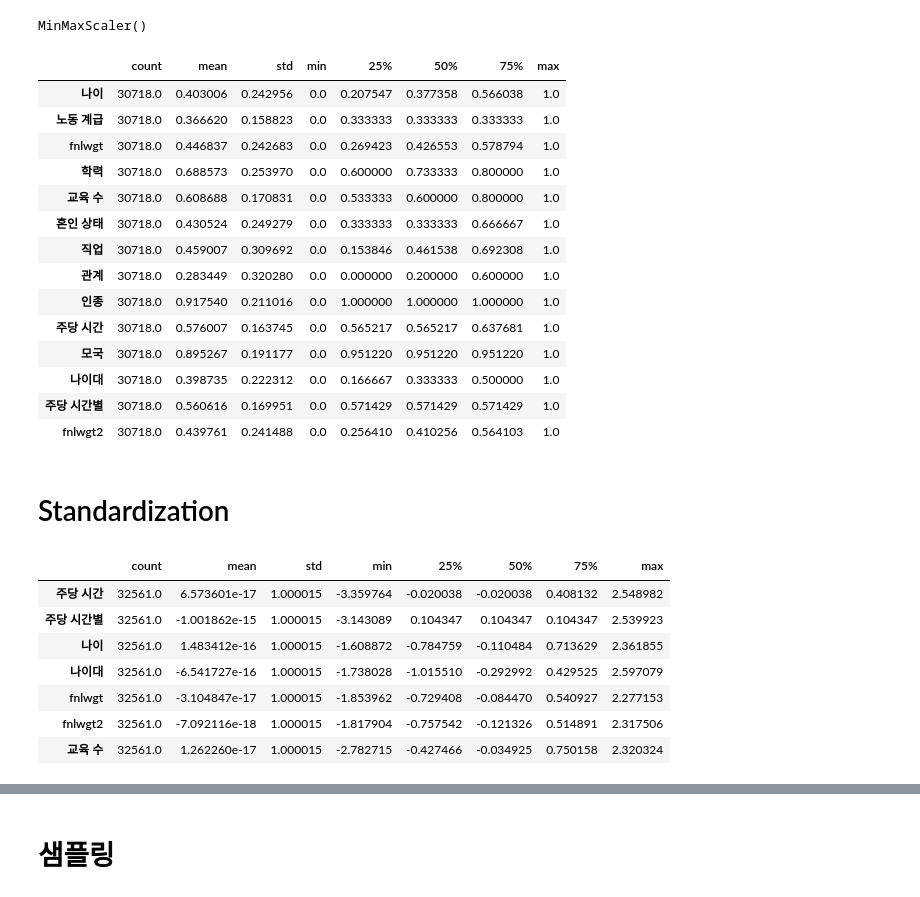
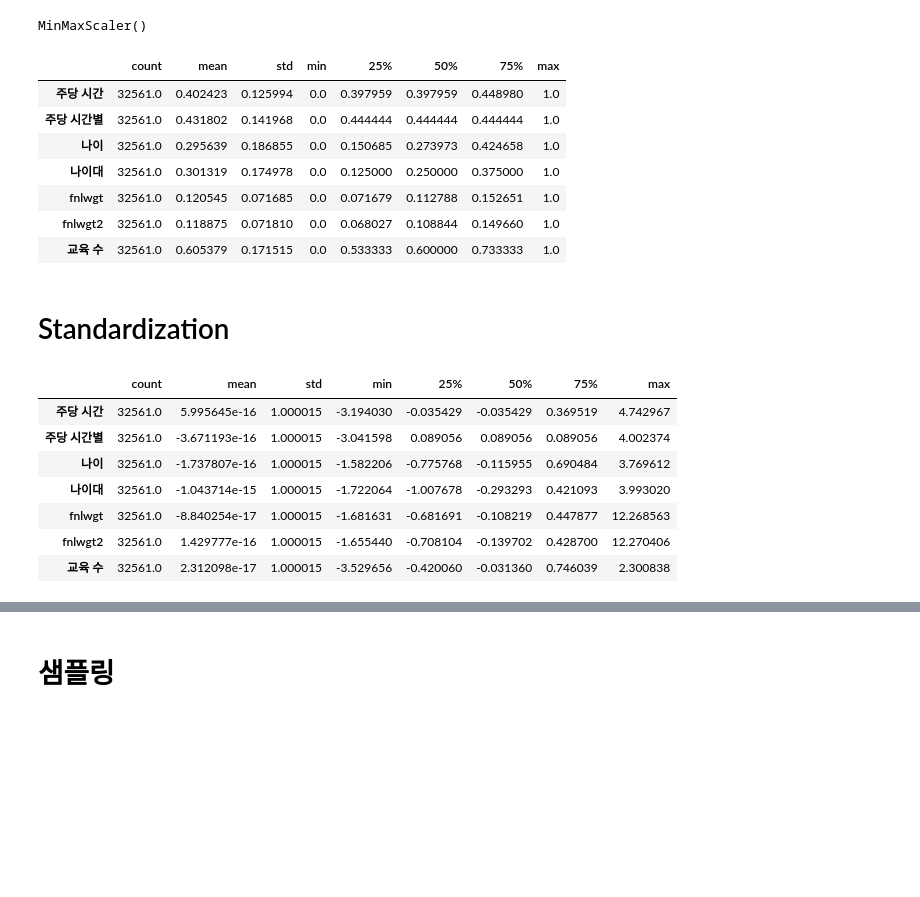
Before and after one commit to hanbyeol-cloud/2021-bigdata-learn, a Jupyter notebook: human_sex_prediction.ipynb, the cells around one changed output, grey strips where cells are left out. Cells and saved outputs as stored; diff of their text form; code cells hidden in the pictures; blank space fills up the shorter version.

```diff
--- a/human_sex_prediction.ipynb
+++ b/human_sex_prediction.ipynb
@@ -190,3 +266,5 @@ human_train.drop(["자본 이득","자본 손실","순이익",' Holand-Netherlan
+# %%
+human_train.drop([" Holand-Netherlands"],axis=1,inplace=True)
 # %%
 plt.rcParams['figure.figsize'] = [50, 50]
 plt.rc('font', family='Malgun Gothic')
@@ -298,33 +382,27 @@ memory usage: 4.9 MB
 # %% [markdown]
 # Normalization
 # %%
-htX_x=htX.loc[:,['주당 시간','주당 시간별','나이','나이대','fnlwgt','fnlwgt2','교육 수']]
+ human_train_x=human_train.loc[:,['주당 시간','주당 시간별','나이','나이대','fnlwgt','fnlwgt2','교육 수']]
+#human_train_x=human_train.loc[:,['주당 시간','나이','fnlwgt','교육 수']]
 # %%
 scaler = MinMaxScaler()
-scaler.fit(htX)
+scaler.fit(human_train_x)
 # %% [output]
 MinMaxScaler()
 # %%
-x = scaler.transform(htX)
-htX = pd.DataFrame(x, columns = htX.columns)
+x = scaler.transform(human_train_x)
+human_train_x = pd.DataFrame(x, columns = human_train_x.columns)
 # %%
-htX.describe().T
+human_train_x.describe().T
 # %% [output]
 |  | count | mean | std | min | 25% | 50% | 75% | max |
-| 나이 | 30718.0 | 0.403006 | 0.242956 | 0.0 | 0.207547 | 0.377358 | 0.566038 | 1.0 |
-| 노동 계급 | 30718.0 | 0.366620 | 0.158823 | 0.0 | 0.333333 | 0.333333 | 0.333333 | 1.0 |
-| fnlwgt | 30718.0 | 0.446837 | 0.242683 | 0.0 | 0.269423 | 0.426553 | 0.578794 | 1.0 |
-| 학력 | 30718.0 | 0.688573 | 0.253970 | 0.0 | 0.600000 | 0.733333 | 0.800000 | 1.0 |
-| 교육 수 | 30718.0 | 0.608688 | 0.170831 | 0.0 | 0.533333 | 0.600000 | 0.800000 | 1.0 |
-| 혼인 상태 | 30718.0 | 0.430524 | 0.249279 | 0.0 | 0.333333 | 0.333333 | 0.666667 | 1.0 |
-| 직업 | 30718.0 | 0.459007 | 0.309692 | 0.0 | 0.153846 | 0.461538 | 0.692308 | 1.0 |
-| 관계 | 30718.0 | 0.283449 | 0.320280 | 0.0 | 0.000000 | 0.200000 | 0.600000 | 1.0 |
-| 인종 | 30718.0 | 0.917540 | 0.211016 | 0.0 | 1.000000 | 1.000000 | 1.000000 | 1.0 |
-| 주당 시간 | 30718.0 | 0.576007 | 0.163745 | 0.0 | 0.565217 | 0.565217 | 0.637681 | 1.0 |
-| 모국 | 30718.0 | 0.895267 | 0.191177 | 0.0 | 0.951220 | 0.951220 | 0.951220 | 1.0 |
-| 나이대 | 30718.0 | 0.398735 | 0.222312 | 0.0 | 0.166667 | 0.333333 | 0.500000 | 1.0 |
-| 주당 시간별 | 30718.0 | 0.560616 | 0.169951 | 0.0 | 0.571429 | 0.571429 | 0.571429 | 1.0 |
-| fnlwgt2 | 30718.0 | 0.439761 | 0.241488 | 0.0 | 0.256410 | 0.410256 | 0.564103 | 1.0 |
+| 주당 시간 | 32561.0 | 0.402423 | 0.125994 | 0.0 | 0.397959 | 0.397959 | 0.448980 | 1.0 |
+| 주당 시간별 | 32561.0 | 0.431802 | 0.141968 | 0.0 | 0.444444 | 0.444444 | 0.444444 | 1.0 |
+| 나이 | 32561.0 | 0.295639 | 0.186855 | 0.0 | 0.150685 | 0.273973 | 0.424658 | 1.0 |
+| 나이대 | 32561.0 | 0.301319 | 0.174978 | 0.0 | 0.125000 | 0.250000 | 0.375000 | 1.0 |
+| fnlwgt | 32561.0 | 0.120545 | 0.071685 | 0.0 | 0.071679 | 0.112788 | 0.152651 | 1.0 |
+| fnlwgt2 | 32561.0 | 0.118875 | 0.071810 | 0.0 | 0.068027 | 0.108844 | 0.149660 | 1.0 |
+| 교육 수 | 32561.0 | 0.605379 | 0.171515 | 0.0 | 0.533333 | 0.600000 | 0.733333 | 1.0 |
 # %% [markdown]
 # Standardization
 # %%
@@ -335,12 +413,12 @@ htX_x = pd.DataFrame(x, columns=htX_x.columns)
 # %%
-htX_x.describe().T
+human_train_x.describe().T
 # %% [output]
 |  | count | mean | std | min | 25% | 50% | 75% | max |
-| 주당 시간 | 32561.0 | 6.573601e-17 | 1.000015 | -3.359764 | -0.020038 | -0.020038 | 0.408132 | 2.548982 |
-| 주당 시간별 | 32561.0 | -1.001862e-15 | 1.000015 | -3.143089 | 0.104347 | 0.104347 | 0.104347 | 2.539923 |
-| 나이 | 32561.0 | 1.483412e-16 | 1.000015 | -1.608872 | -0.784759 | -0.110484 | 0.713629 | 2.361855 |
-| 나이대 | 32561.0 | -6.541727e-16 | 1.000015 | -1.738028 | -1.015510 | -0.292992 | 0.429525 | 2.597079 |
-| fnlwgt | 32561.0 | -3.104847e-17 | 1.000015 | -1.853962 | -0.729408 | -0.084470 | 0.540927 | 2.277153 |
-| fnlwgt2 | 32561.0 | -7.092116e-18 | 1.000015 | -1.817904 | -0.757542 | -0.121326 | 0.514891 | 2.317506 |
-| 교육 수 | 32561.0 | 1.262260e-17 | 1.000015 | -2.782715 | -0.427466 | -0.034925 | 0.750158 | 2.320324 |
+| 주당 시간 | 32561.0 | 5.995645e-16 | 1.000015 | -3.194030 | -0.035429 | -0.035429 | 0.369519 | 4.742967 |
+| 주당 시간별 | 32561.0 | -3.671193e-16 | 1.000015 | -3.041598 | 0.089056 | 0.089056 | 0.089056 | 4.002374 |
+| 나이 | 32561.0 | -1.737807e-16 | 1.000015 | -1.582206 | -0.775768 | -0.115955 | 0.690484 | 3.769612 |
+| 나이대 | 32561.0 | -1.043714e-15 | 1.000015 | -1.722064 | -1.007678 | -0.293293 | 0.421093 | 3.993020 |
+| fnlwgt | 32561.0 | -8.840254e-17 | 1.000015 | -1.681631 | -0.681691 | -0.108219 | 0.447877 | 12.268563 |
+| fnlwgt2 | 32561.0 | 1.429777e-16 | 1.000015 | -1.655440 | -0.708104 | -0.139702 | 0.428700 | 12.270406 |
+| 교육 수 | 32561.0 | 2.312098e-17 | 1.000015 | -3.529656 | -0.420060 | -0.031360 | 0.746039 | 2.300838 |
 # %%
```
Also changed, not shown: parts of 75 cells of this notebook, 1 other file.
